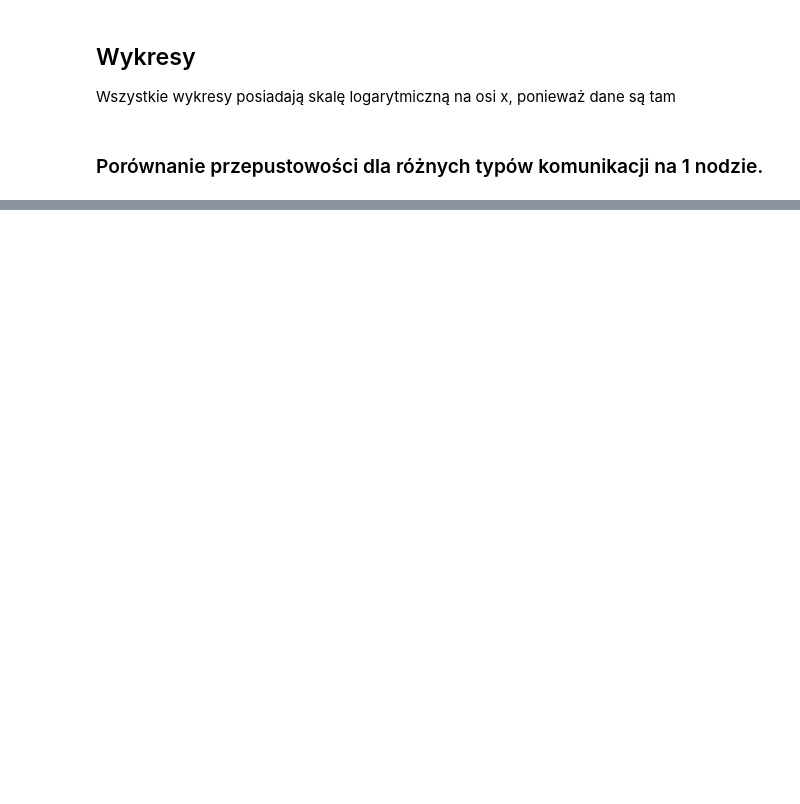
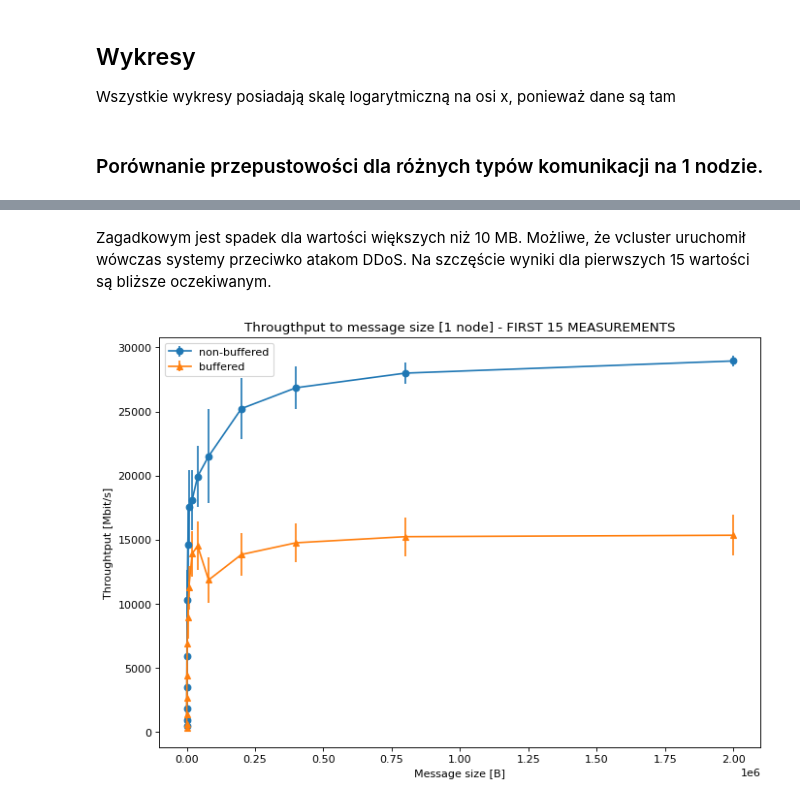
Before and after one commit to pkrucz00/parallel-programming, a Jupyter notebook: mpi/MPI - Paweł Kruczkiewicz.ipynb, the cells around one changed output, grey strips where cells are left out. Drawn from its saved outputs; the diff is of its cells as text; code cells hidden in the pictures; blank space fills up the shorter version.

```diff
--- a/mpi/MPI - Paweł Kruczkiewicz.ipynb
+++ b/mpi/MPI - Paweł Kruczkiewicz.ipynb
@@ -244,0 +347,16 @@ plot_log_line(x, y1, y2,
+# %% [markdown]
+Zagadkowym jest spadek dla wartości większych niż 10 MB. Możliwe, że vcluster uruchomił wówczas systemy przeciwko atakom DDoS. Na szczęście wyniki dla pierwszych 15 wartości są bliższe oczekiwanym.
+# %%
+x = normal_1_node["Message_size"][:15]
+y1 = normal_1_node[" Throughtput"][:15]
+y2 = buf_1_node[" Throughtput"][:15]
+e1 = normal_1_node[" Standard deviation"][:15]
+e2 = buf_1_node[" Standard deviation"][:15]
+
+plot_line(x, y1, y2, e1=e1, e2=e2,
+              title="Througthput to message size [1 node] - FIRST 15 MEASUREMENTS",
+              x_label="Message size [B]",
+              y_label="Throughtput [Mbit/s]",
+              y1_label="non-buffered", y2_label="buffered")
+# %% [output]
+[figure, added]
```
Also changed, not shown: parts of 19 cells of this notebook.
